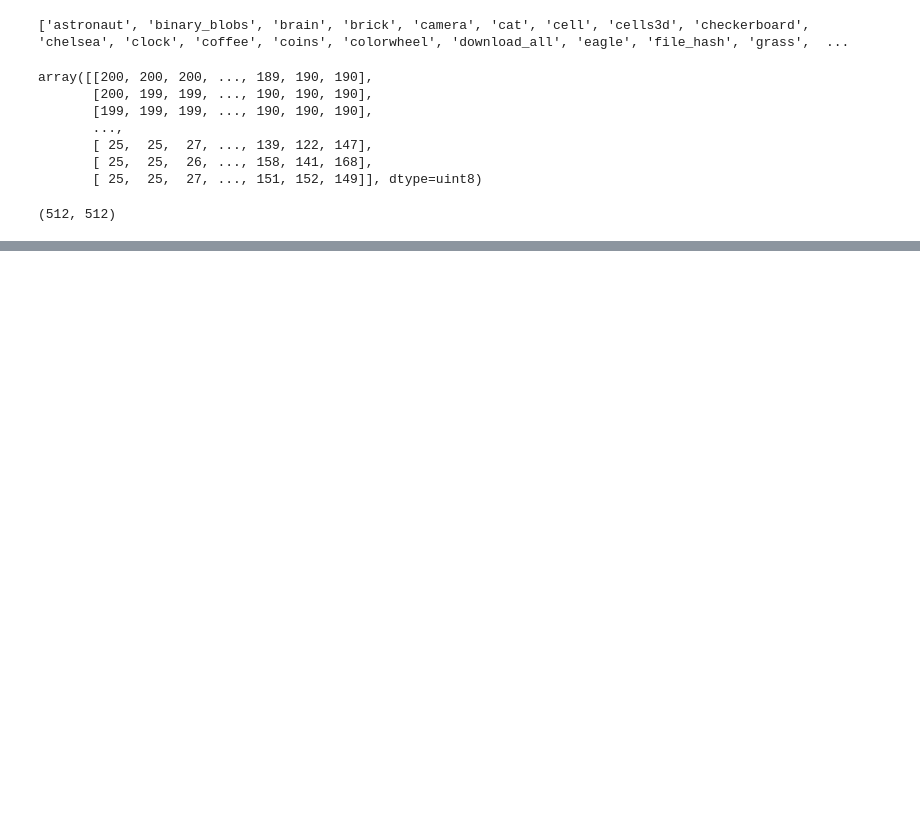
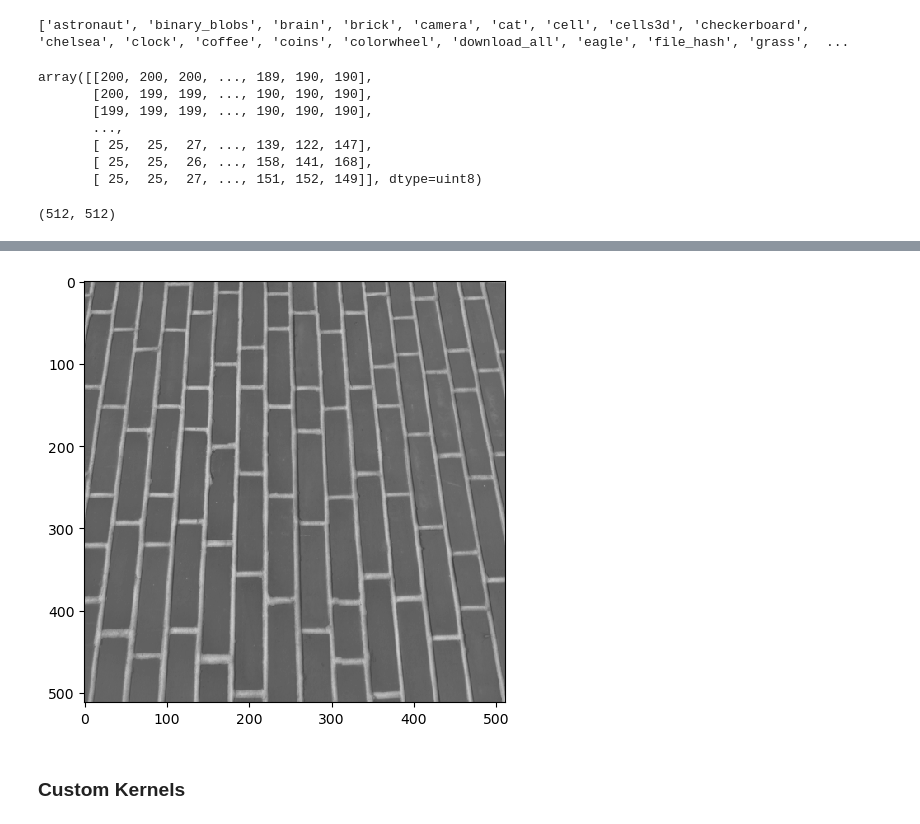
Before and after one commit to SamAdebisi/Computer-Vision-using-PyTorch, a Jupyter notebook: image processing.ipynb, the cells around one changed output, grey strips where cells are left out. Cells and saved outputs as stored; diff of their text form; code cells hidden in the pictures; blank space fills up the shorter version.

```diff
--- a/image processing.ipynb
+++ b/image processing.ipynb
@@ -36,0 +41,6 @@ camera().shape
+# %%
+ski.io.imshow(brick());
+# %% [output]
+[figure, added]
+# %% [markdown]
+### Custom Kernels
```
Also changed, not shown: parts of 5 cells of this notebook.
